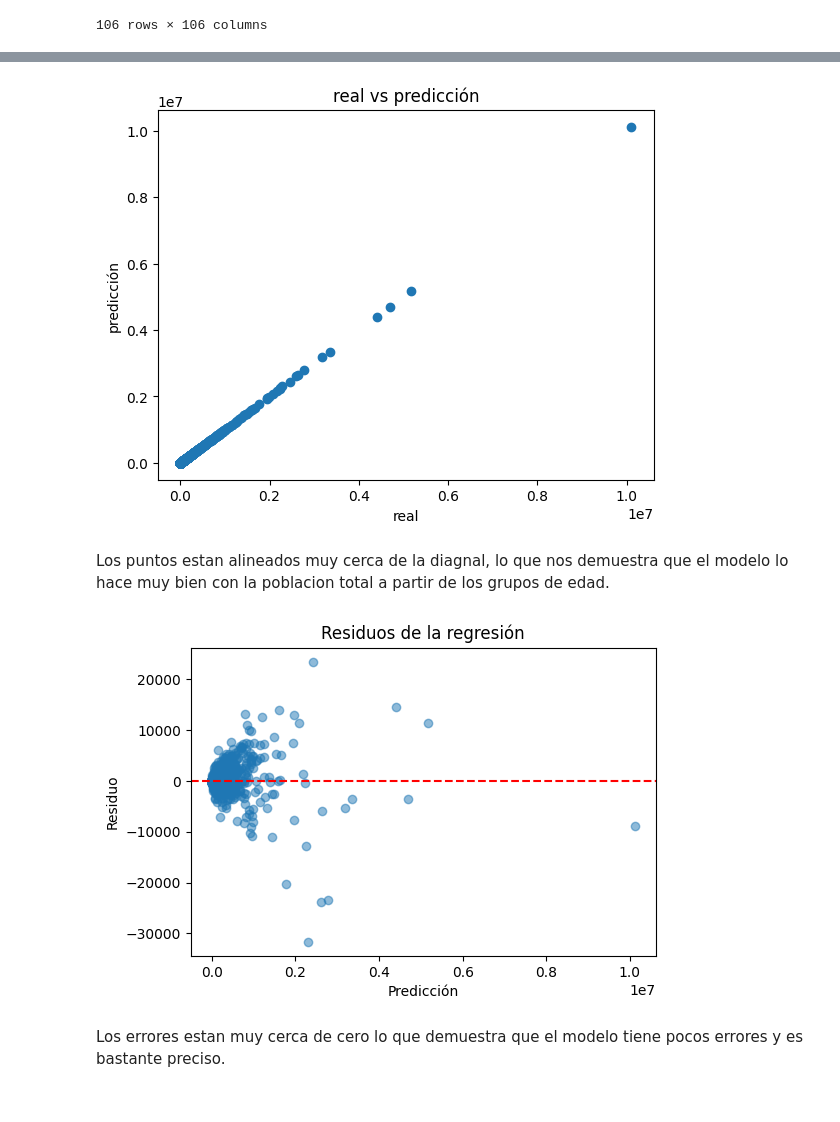
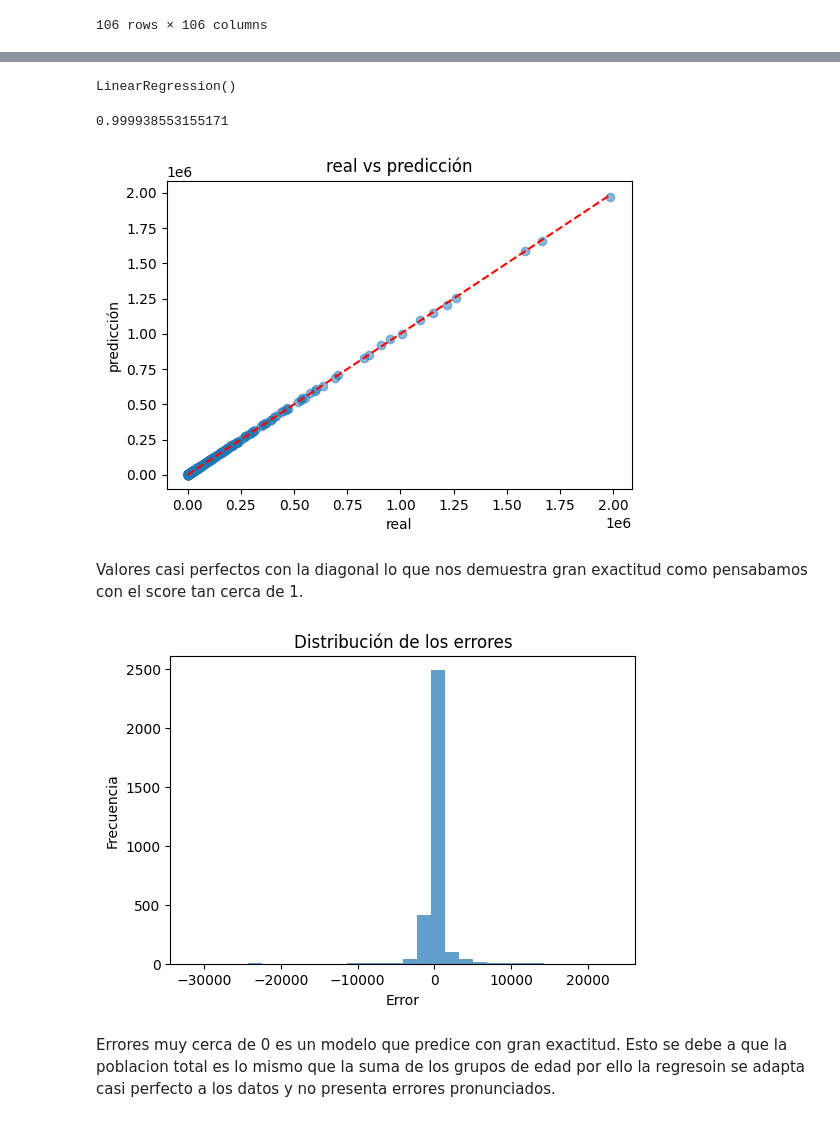
Before and after one commit to 4GeeksAcademy/jmrs18_regresion-lineal-pandas, a Jupyter notebook: src/explore.ipynb, the cells around one changed output, grey strips where cells are left out. Saved outputs shown, nothing was run; the diff lists cells and outputs as text; code cells hidden in the pictures.

```diff
--- a/src/explore.ipynb
+++ b/src/explore.ipynb
@@ -167,13 +169,3 @@ df.corr()
 | CKD_number | -0.062322 | 0.993889 | 0.985337 | 0.040384 | 0.985221 | 0.007654 | 0.986895 | ... |
 | Urban_rural_code | -0.008345 | -0.428608 | -0.423641 | -0.050916 | -0.431290 | -0.129469 | -0.412556 | ... |
 106 rows × 106 columns
-# %%
-X = df[['0-9', '20-29', '30-39', '40-49', '50-59', '60-69', '70-79', '80+']]
-y = df['TOT_POP']
-
-modelo = LinearRegression()
-modelo.fit(X, y)
-
-print(modelo.coef_)
-print(modelo.intercept_)
-print(modelo.score(X, y))
@@ -186,0 +172,7 @@ Al utilizar todos los rangos de edad cubrimos la poblacion comlpeta lo q nos da
+# %%
+X_train, X_test, y_train, y_test = train_test_split(
+    X, y, test_size=0.2, random_state=42
+)
+
+print( X_train.shape)
+print( X_test.shape)
@@ -187,25 +199,37 @@ Al utilizar todos los rangos de edad cubrimos la poblacion comlpeta lo q nos da
+# %%
+modelo = LinearRegression()
+modelo.fit(X_train, y_train)
+# %% [output]
+LinearRegression()
 # %%
-y_pred = modelo.predict(X)
+y_pred = modelo.predict(X_test)
+# %%
+print( r2_score(y_test, y_pred))
+# %% [output]
+0.999938553155171
 # %%
-plt.scatter(y, y_pred)
+plt.figure(figsize=(6,4))
+plt.scatter(y_test, y_pred, alpha=0.5)
 plt.xlabel('real')
 plt.ylabel('predicción')
 plt.title('real vs predicción')
+plt.plot([y_test.min(), y_test.max()], [y_test.min(), y_test.max()], 'r--')
 plt.show()
 # %% [output]
-[figure, old version]
+[figure, new version]
-# %% [markdown]
-Los puntos estan alineados muy cerca de la diagnal, lo que nos demuestra que el modelo lo hace muy bien con la poblacion total a partir de los grupos de edad.
+# %% [markdown]
+Valores casi perfectos con la diagonal lo que nos demuestra gran exactitud como pensabamos con el score tan cerca de 1.
 # %%
-residuos = y - y_pred
+errores = y_test - y_pred
+
 plt.figure(figsize=(6,4))
-plt.scatter(y_pred, residuos, alpha=0.5)
-plt.axhline(0, color='red', linestyle='--')
-plt.xlabel('Predicción')
-plt.ylabel('Residuo')
-plt.title('Residuos de la regresión')
+plt.hist(residuos, bins=30, alpha=0.7)
+plt.title('Distribución de los errores')
+plt.xlabel('Error')
+plt.ylabel('Frecuencia')
 plt.show()
 # %% [output]
-[figure, old version]
+[figure, new version]
-# %% [markdown]
-Los errores estan muy cerca de cero lo que demuestra que el modelo tiene pocos errores y es bastante preciso.
+# %% [markdown]
+Errores muy cerca de 0 es un modelo que predice con gran exactitud.
+Esto se debe a que la poblacion total es lo mismo que la suma de los grupos de edad por ello la regresoin se adapta casi perfecto a los datos y no presenta errores pronunciados.
```
Also changed, not shown: parts of 5 cells of this notebook.
